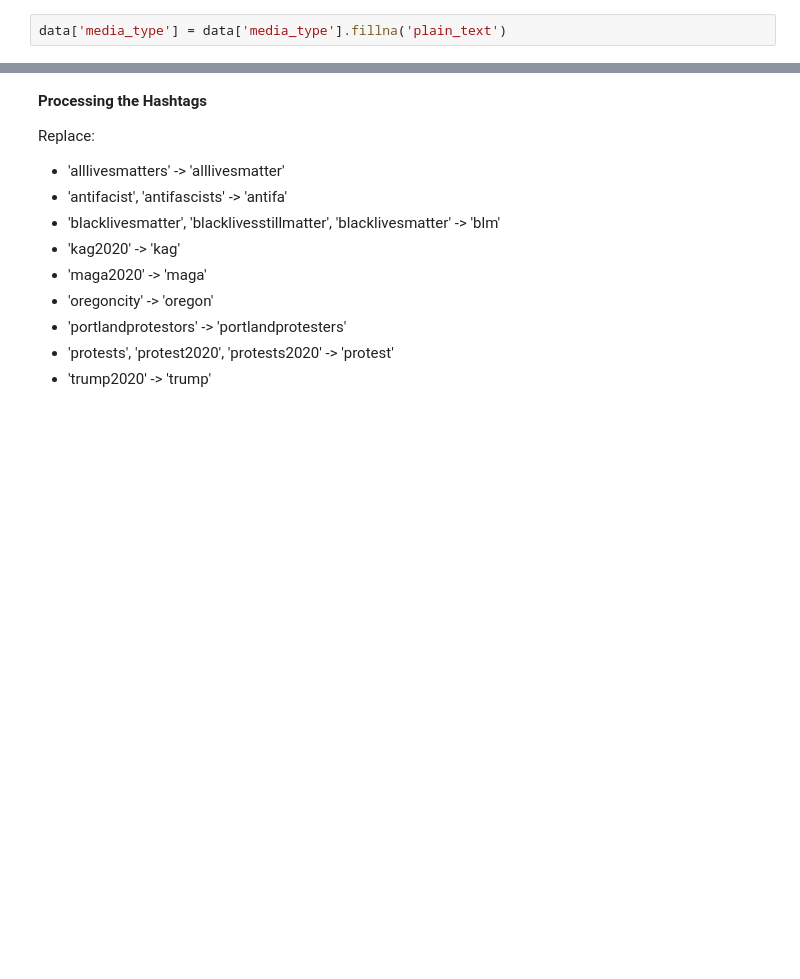
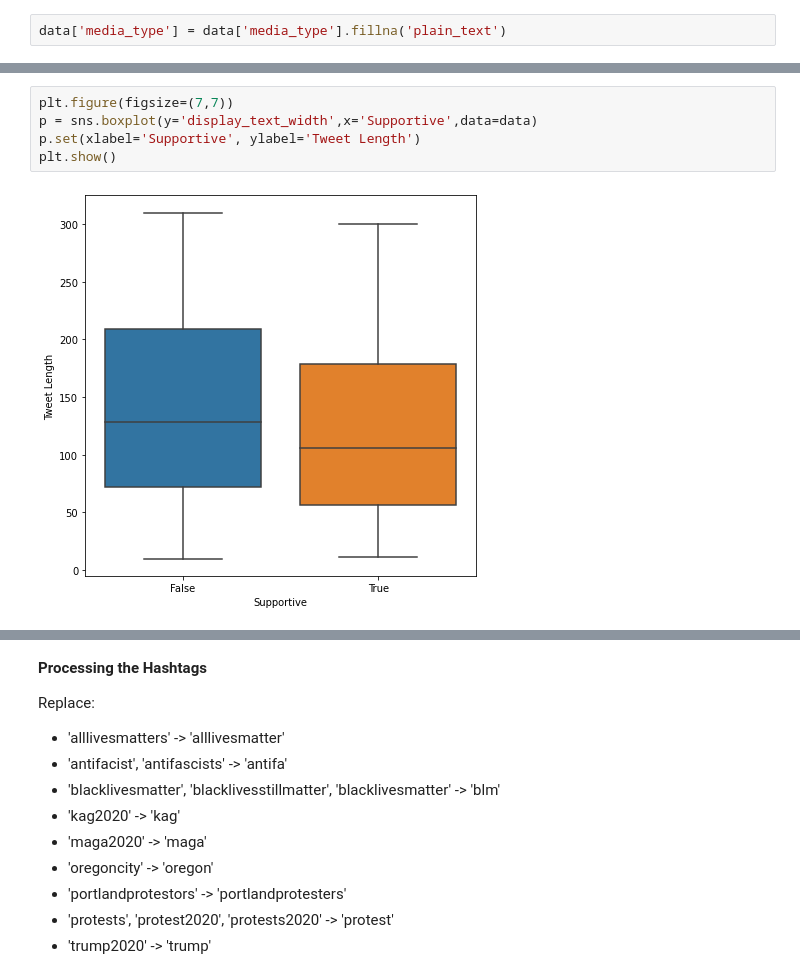
Before and after one commit to fahim0120/SocialMediaMiningProject, a Jupyter notebook: ProudBoys.ipynb, the cells around one changed output, grey strips where cells are left out. Drawn from its saved outputs; the diff is of its cells as text; blank space fills up the shorter version.

```diff
--- a/ProudBoys.ipynb
+++ b/ProudBoys.ipynb
@@ -82,0 +122,7 @@ data['media_type'] = data['media_type'].fillna('plain_text')
+# %%
+plt.figure(figsize=(7,7))
+p = sns.boxplot(y='display_text_width',x='Supportive',data=data)
+p.set(xlabel='Supportive', ylabel='Tweet Length')
+plt.show()
+# %% [output]
+[figure, added]
```
Also changed, not shown: parts of 34 cells of this notebook, 1 other file.
